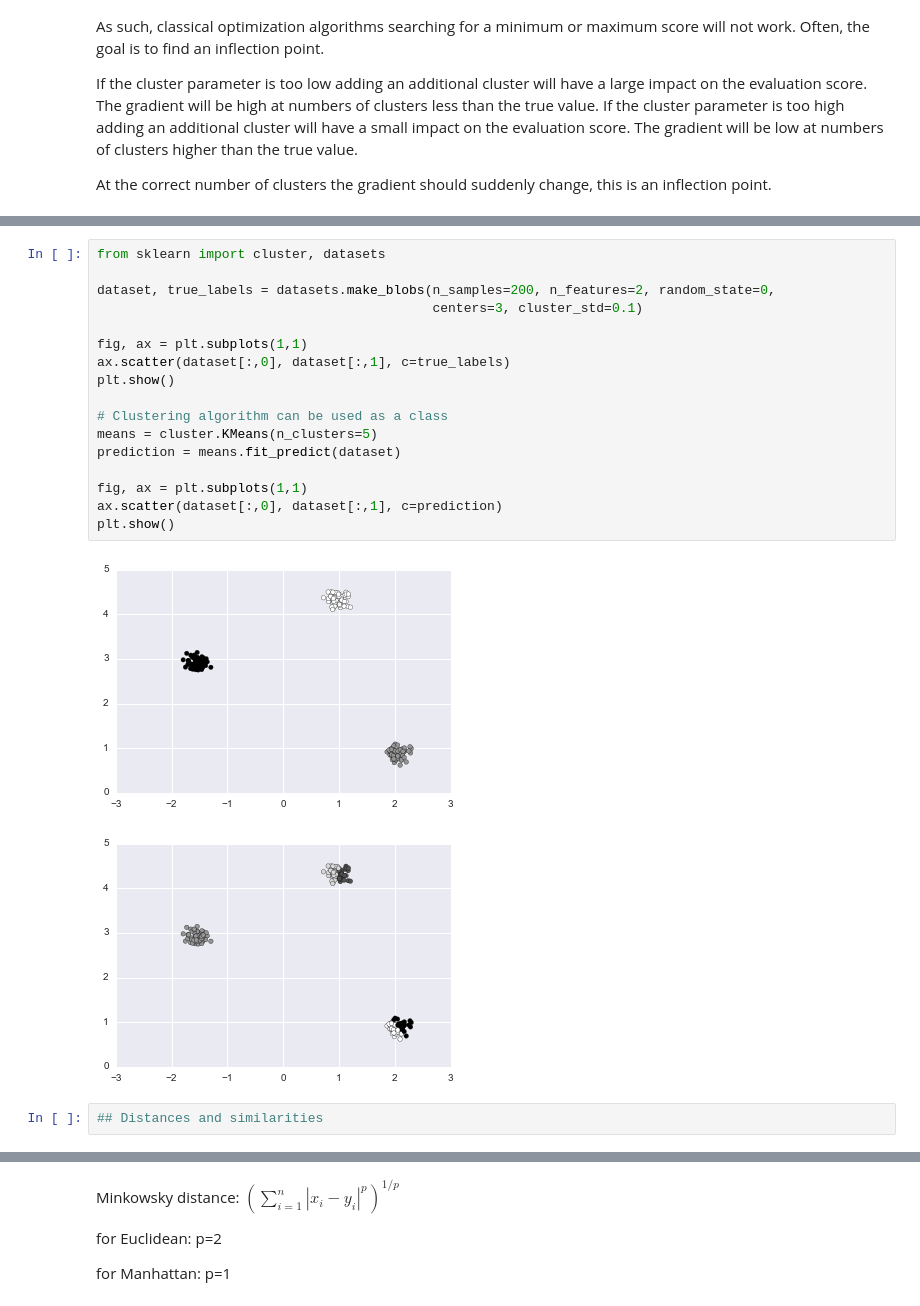
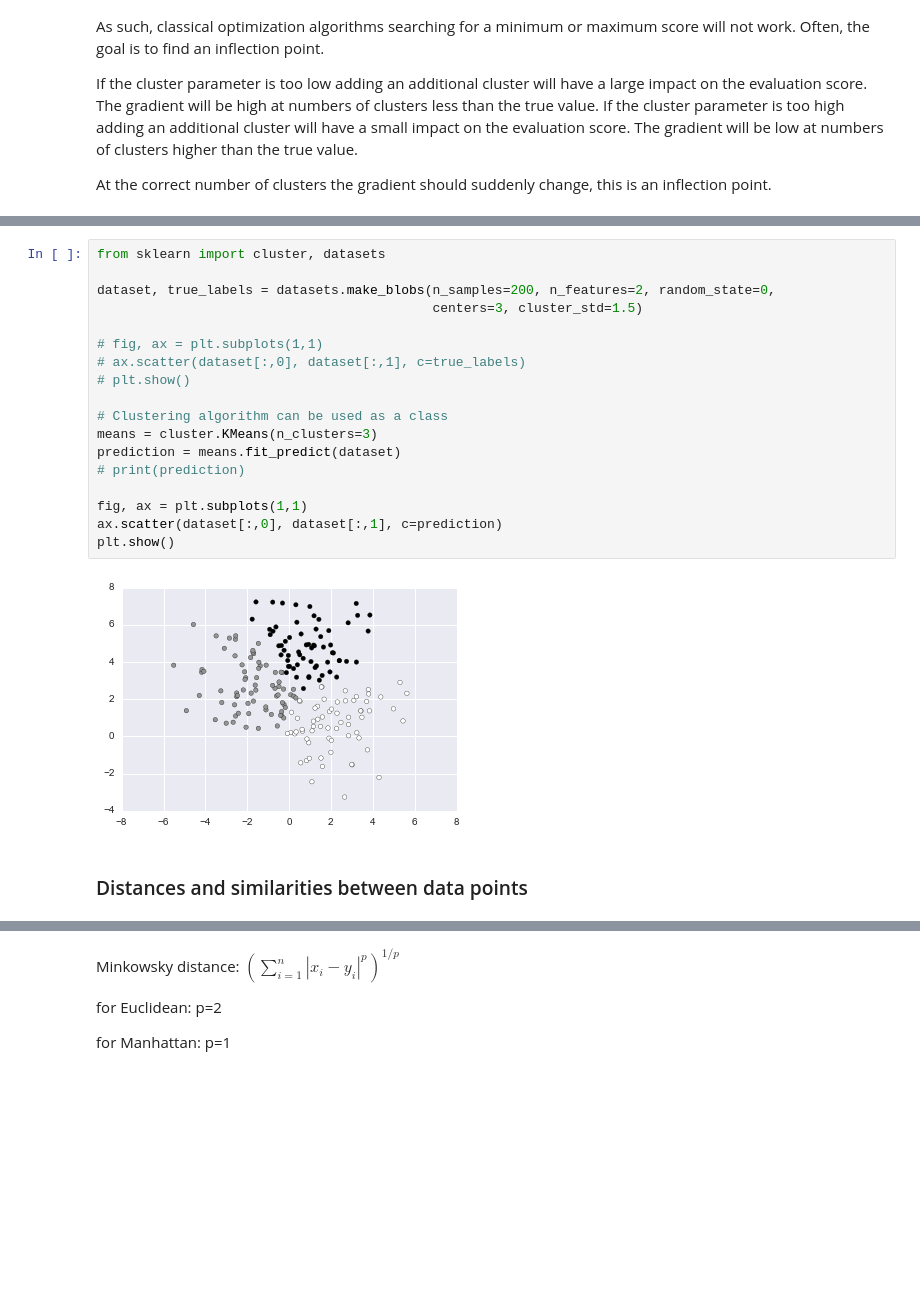
Before and after one commit to biof509/biof509, a Jupyter notebook: Wk06-classification-and-clustering.ipynb, the cells around one changed output, grey strips where cells are left out. Saved outputs shown, nothing was run; the diff lists cells and outputs as text; blank space fills up the shorter version.

```diff
--- a/Wk06-classification-and-clustering.ipynb
+++ b/Wk06-classification-and-clustering.ipynb
@@ -289,25 +470,25 @@ The following algorithms are provided by [scikit-learn](http://scikit-learn.org/
 # %%
 from sklearn import cluster, datasets
 
 dataset, true_labels = datasets.make_blobs(n_samples=200, n_features=2, random_state=0,
-                                           centers=3, cluster_std=0.1)
+                                           centers=3, cluster_std=1.5)
 
-fig, ax = plt.subplots(1,1)
-ax.scatter(dataset[:,0], dataset[:,1], c=true_labels)
-plt.show()
+# fig, ax = plt.subplots(1,1)
+# ax.scatter(dataset[:,0], dataset[:,1], c=true_labels)
+# plt.show()
 
 # Clustering algorithm can be used as a class
-means = cluster.KMeans(n_clusters=5)
+means = cluster.KMeans(n_clusters=3)
 prediction = means.fit_predict(dataset)
+# print(prediction)
 
 fig, ax = plt.subplots(1,1)
 ax.scatter(dataset[:,0], dataset[:,1], c=prediction)
 plt.show()
 # %% [output]
-[figure, old version]
+[figure, new version]
-[figure, removed]
-# %%
-## Distances and similarities
+# %% [markdown]
+### Distances and similarities between data points
 # %%
 X = np.array([[1, 5],
               [2, 4]])
```
Also changed, not shown: parts of 35 cells of this notebook.
